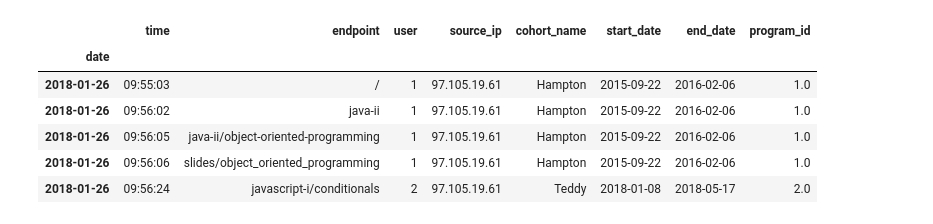
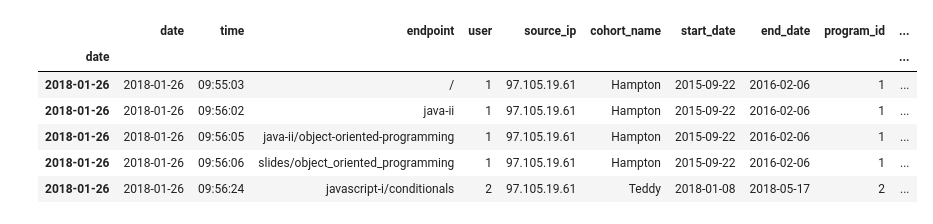
Before and after one commit to Team-Ferret-Kalpana/Logs_archive, a Jupyter notebook: Anomaly_Detection_Report.ipynb, the cells around one changed output. Cells and saved outputs as stored; diff of their text form; code cells hidden in the pictures.

```diff
--- a/Anomaly_Detection_Report.ipynb
+++ b/Anomaly_Detection_Report.ipynb
@@ -21,13 +26,13 @@ prepare(df)
 # %%
-df = get_logs_data()
+df = wrangle.get_logs()
 # %%
-df = prepare(df)
+df, ds_df, web_df, staff_df = wrangle.prepare_log(df)
 df.head()
 # %% [output]
-|  | time | endpoint | user | source_ip | cohort_name | start_date | end_date | program_id |
-| date |  |  |  |  |  |  |  |  |
-| 2018-01-26 | 09:55:03 | / | 1 | 97.105.19.61 | Hampton | 2015-09-22 | 2016-02-06 | 1.0 |
-| 2018-01-26 | 09:56:02 | java-ii | 1 | 97.105.19.61 | Hampton | 2015-09-22 | 2016-02-06 | 1.0 |
-| 2018-01-26 | 09:56:05 | java-ii/object-oriented-programming | 1 | 97.105.19.61 | Hampton | 2015-09-22 | 2016-02-06 | 1.0 |
-| 2018-01-26 | 09:56:06 | slides/object_oriented_programming | 1 | 97.105.19.61 | Hampton | 2015-09-22 | 2016-02-06 | 1.0 |
-| 2018-01-26 | 09:56:24 | javascript-i/conditionals | 2 | 97.105.19.61 | Teddy | 2018-01-08 | 2018-05-17 | 2.0 |
+|  | date | time | endpoint | user | source_ip | cohort_name | start_date | end_date | program_id | ... |
+| date |  |  |  |  |  |  |  |  |  | ... |
+| 2018-01-26 | 2018-01-26 | 09:55:03 | / | 1 | 97.105.19.61 | Hampton | 2015-09-22 | 2016-02-06 | 1 | ... |
+| 2018-01-26 | 2018-01-26 | 09:56:02 | java-ii | 1 | 97.105.19.61 | Hampton | 2015-09-22 | 2016-02-06 | 1 | ... |
+| 2018-01-26 | 2018-01-26 | 09:56:05 | java-ii/object-oriented-programming | 1 | 97.105.19.61 | Hampton | 2015-09-22 | 2016-02-06 | 1 | ... |
+| 2018-01-26 | 2018-01-26 | 09:56:06 | slides/object_oriented_programming | 1 | 97.105.19.61 | Hampton | 2015-09-22 | 2016-02-06 | 1 | ... |
+| 2018-01-26 | 2018-01-26 | 09:56:24 | javascript-i/conditionals | 2 | 97.105.19.61 | Teddy | 2018-01-08 | 2018-05-17 | 2 | ... |
```
Also changed, not shown: parts of 11 cells of this notebook.
